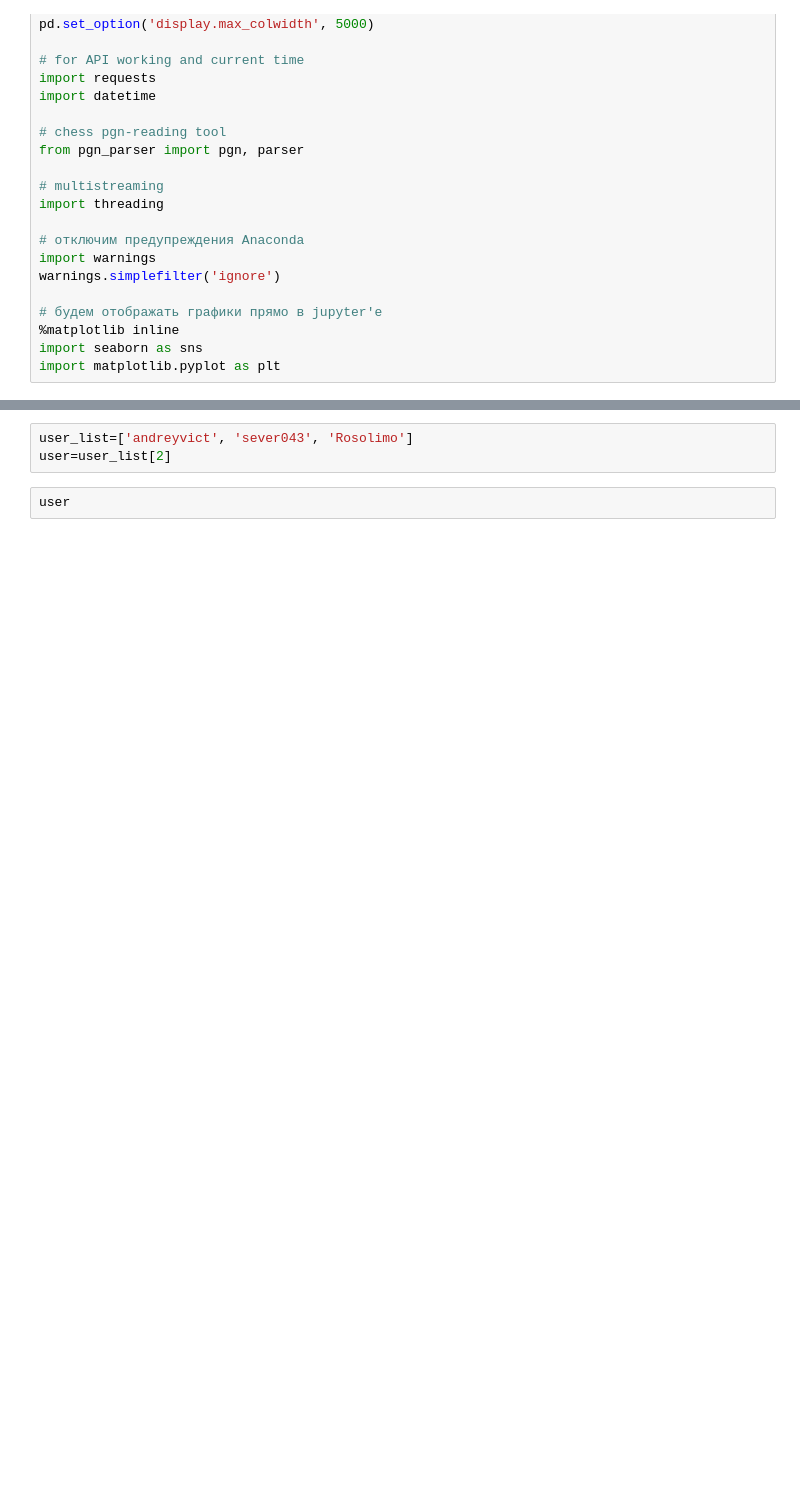
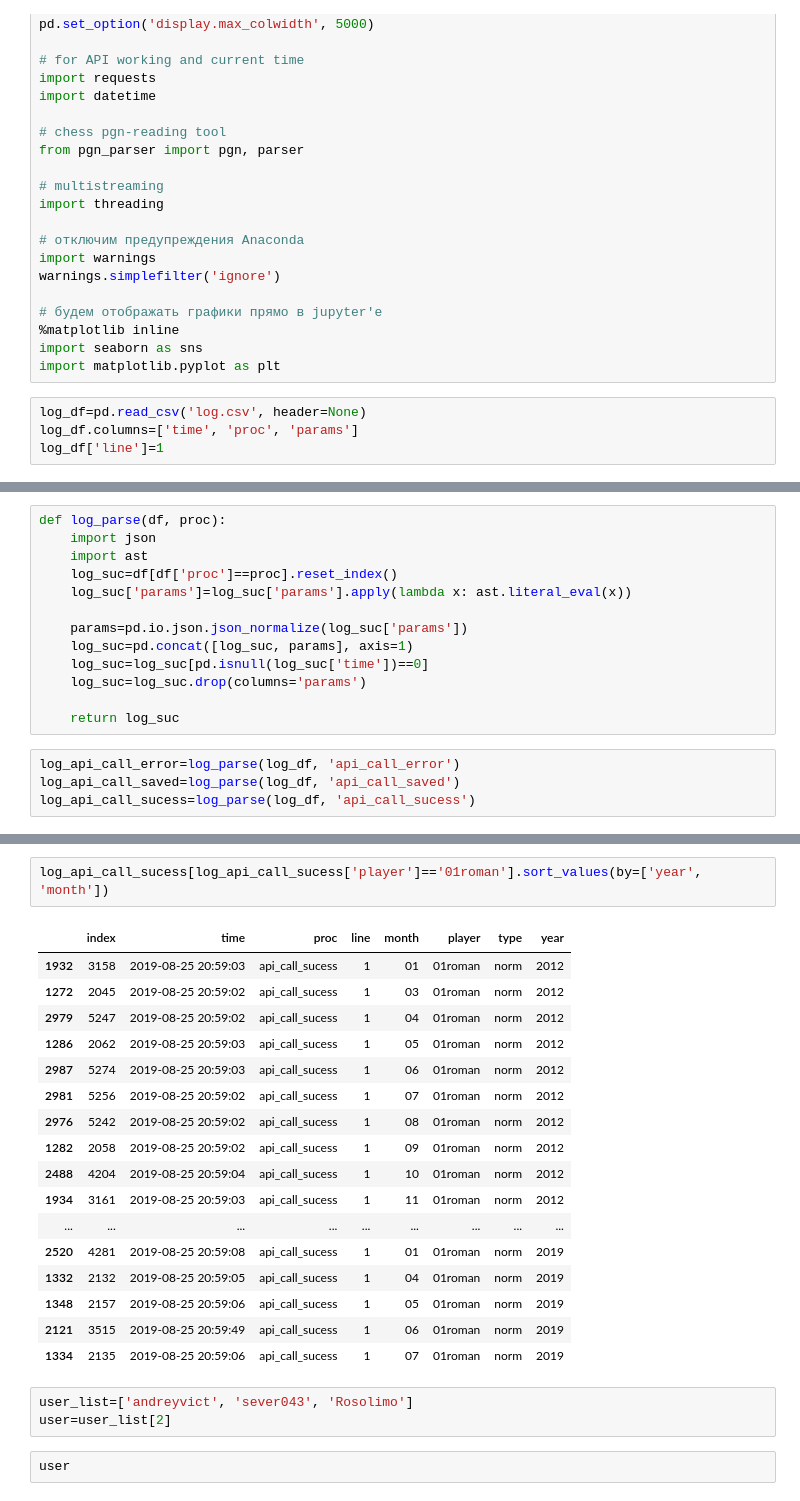
Before and after one commit to rosolimo212/chesscom, a Jupyter notebook: Current_user_forec.ipynb, the cells around one changed output, grey strips where cells are left out. Cells and saved outputs as stored; diff of their text form; blank space fills up the shorter version.

```diff
--- a/Current_user_forec.ipynb
+++ b/Current_user_forec.ipynb
@@ -28,3 +28,7 @@ warnings.simplefilter('ignore')
 %matplotlib inline
 import seaborn as sns
 import matplotlib.pyplot as plt
+# %%
+log_df=pd.read_csv('log.csv', header=None)
+log_df.columns=['time', 'proc', 'params']
+log_df['line']=1
@@ -30,0 +54,17 @@ import matplotlib.pyplot as plt
+# %%
+def log_parse(df, proc):
+    import json
+    import ast
+    log_suc=df[df['proc']==proc].reset_index()
+    log_suc['params']=log_suc['params'].apply(lambda x: ast.literal_eval(x))
+
+    params=pd.io.json.json_normalize(log_suc['params'])
+    log_suc=pd.concat([log_suc, params], axis=1)
+    log_suc=log_suc[pd.isnull(log_suc['time'])==0]
+    log_suc=log_suc.drop(columns='params')
+
+    return log_suc
+# %%
+log_api_call_error=log_parse(log_df, 'api_call_error')
+log_api_call_saved=log_parse(log_df, 'api_call_saved')
+log_api_call_sucess=log_parse(log_df, 'api_call_sucess')
@@ -31,3 +109,23 @@ import matplotlib.pyplot as plt
+# %%
+log_api_call_sucess[log_api_call_sucess['player']=='01roman'].sort_values(by=['year', 'month'])
+# %% [output]
+|  | index | time | proc | line | month | player | type | year |
+| 1932 | 3158 | 2019-08-25 20:59:03 | api_call_sucess | 1 | 01 | 01roman | norm | 2012 |
+| 1272 | 2045 | 2019-08-25 20:59:02 | api_call_sucess | 1 | 03 | 01roman | norm | 2012 |
+| 2979 | 5247 | 2019-08-25 20:59:02 | api_call_sucess | 1 | 04 | 01roman | norm | 2012 |
+| 1286 | 2062 | 2019-08-25 20:59:03 | api_call_sucess | 1 | 05 | 01roman | norm | 2012 |
+| 2987 | 5274 | 2019-08-25 20:59:03 | api_call_sucess | 1 | 06 | 01roman | norm | 2012 |
+| 2981 | 5256 | 2019-08-25 20:59:02 | api_call_sucess | 1 | 07 | 01roman | norm | 2012 |
+| 2976 | 5242 | 2019-08-25 20:59:02 | api_call_sucess | 1 | 08 | 01roman | norm | 2012 |
+| 1282 | 2058 | 2019-08-25 20:59:02 | api_call_sucess | 1 | 09 | 01roman | norm | 2012 |
+| 2488 | 4204 | 2019-08-25 20:59:04 | api_call_sucess | 1 | 10 | 01roman | norm | 2012 |
+| 1934 | 3161 | 2019-08-25 20:59:03 | api_call_sucess | 1 | 11 | 01roman | norm | 2012 |
+| ... | ... | ... | ... | ... | ... | ... | ... | ... |
+| 2520 | 4281 | 2019-08-25 20:59:08 | api_call_sucess | 1 | 01 | 01roman | norm | 2019 |
+| 1332 | 2132 | 2019-08-25 20:59:05 | api_call_sucess | 1 | 04 | 01roman | norm | 2019 |
+| 1348 | 2157 | 2019-08-25 20:59:06 | api_call_sucess | 1 | 05 | 01roman | norm | 2019 |
+| 2121 | 3515 | 2019-08-25 20:59:49 | api_call_sucess | 1 | 06 | 01roman | norm | 2019 |
+| 1334 | 2135 | 2019-08-25 20:59:06 | api_call_sucess | 1 | 07 | 01roman | norm | 2019 |
 # %%
 user_list=['andreyvict', 'sever043', 'Rosolimo']
 user=user_list[2]
```
Also changed, not shown: parts of 8 cells of this notebook, 1 other file.
